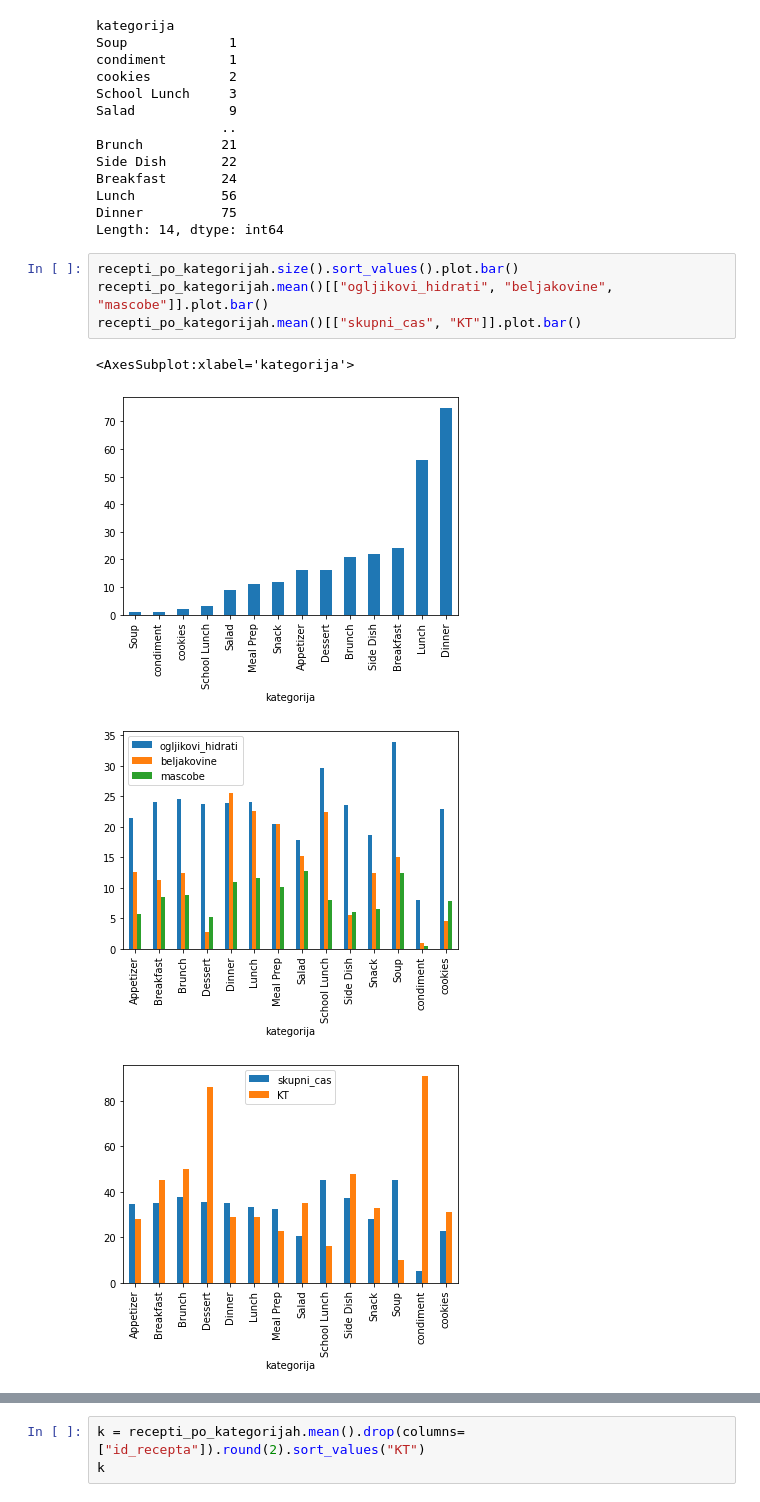
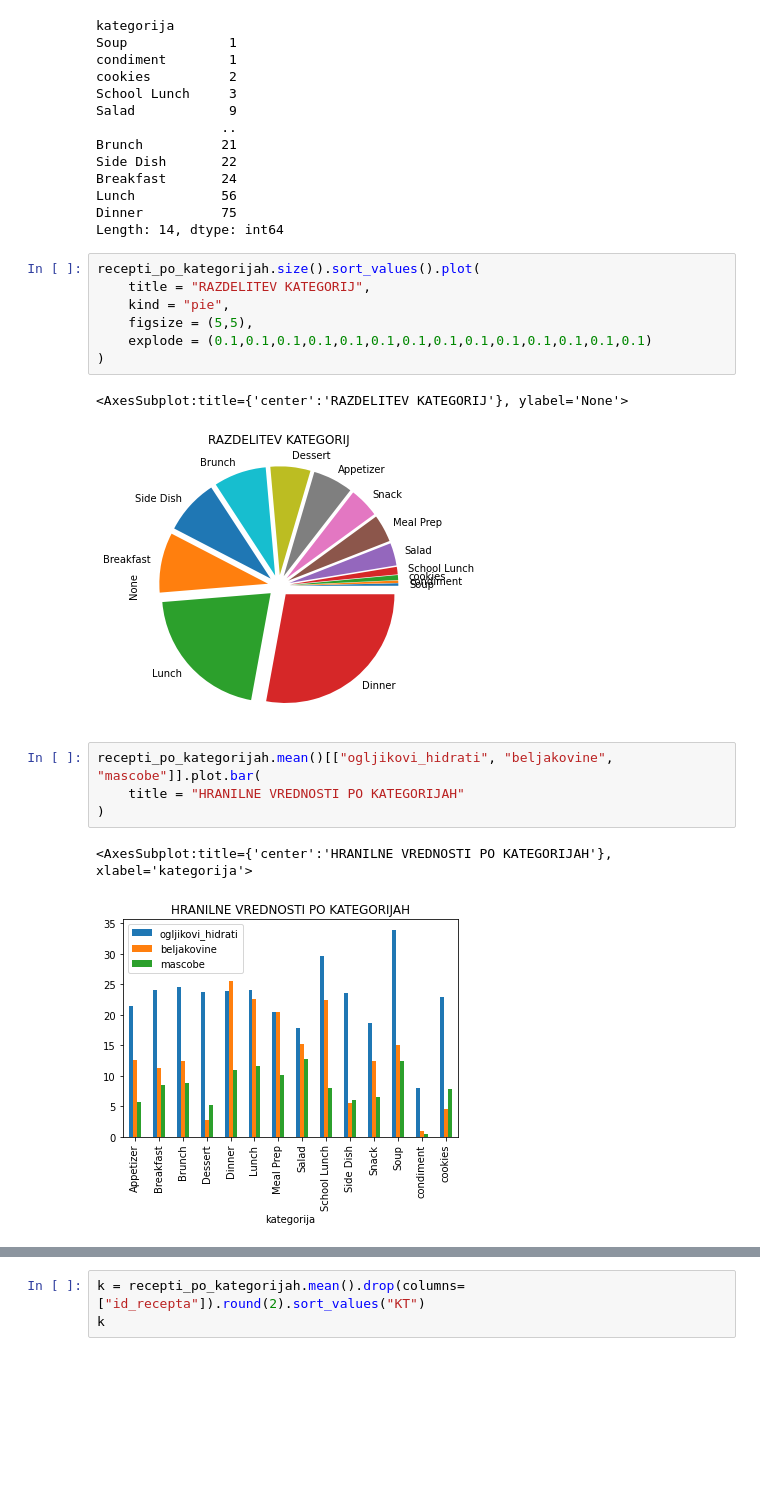
Before and after one commit to AljaZaletelj/Analiza-receptov, a Jupyter notebook: analiza_receptov.ipynb, the cells around one changed output, grey strips where cells are left out. Cells and saved outputs as stored; diff of their text form; blank space fills up the shorter version.

```diff
--- a/analiza_receptov.ipynb
+++ b/analiza_receptov.ipynb
@@ -260,12 +285,20 @@ Breakfast       24
 Lunch           56
 Dinner          75
 Length: 14, dtype: int64
+# %%
+recepti_po_kategorijah.size().sort_values().plot(
+    title = "RAZDELITEV KATEGORIJ",
+    kind = "pie",
+    figsize = (5,5),
+    explode = (0.1,0.1,0.1,0.1,0.1,0.1,0.1,0.1,0.1,0.1,0.1,0.1,0.1,0.1)
+)
+# %% [output]
+<AxesSubplot:title={'center':'RAZDELITEV KATEGORIJ'}, ylabel='None'>
+[figure, added]
 # %%
-recepti_po_kategorijah.size().sort_values().plot.bar()
-recepti_po_kategorijah.mean()[["ogljikovi_hidrati", "beljakovine", "mascobe"]].plot.bar()
-recepti_po_kategorijah.mean()[["skupni_cas", "KT"]].plot.bar()
+recepti_po_kategorijah.mean()[["ogljikovi_hidrati", "beljakovine", "mascobe"]].plot.bar(
+    title = "HRANILNE VREDNOSTI PO KATEGORIJAH"
+)
 # %% [output]
-<AxesSubplot:xlabel='kategorija'>
+<AxesSubplot:title={'center':'HRANILNE VREDNOSTI PO KATEGORIJAH'}, xlabel='kategorija'>
-[figure, old version]
+[figure, new version]
-[figure, removed]
-[figure, removed]
```
Also changed, not shown: parts of 23 cells of this notebook.
